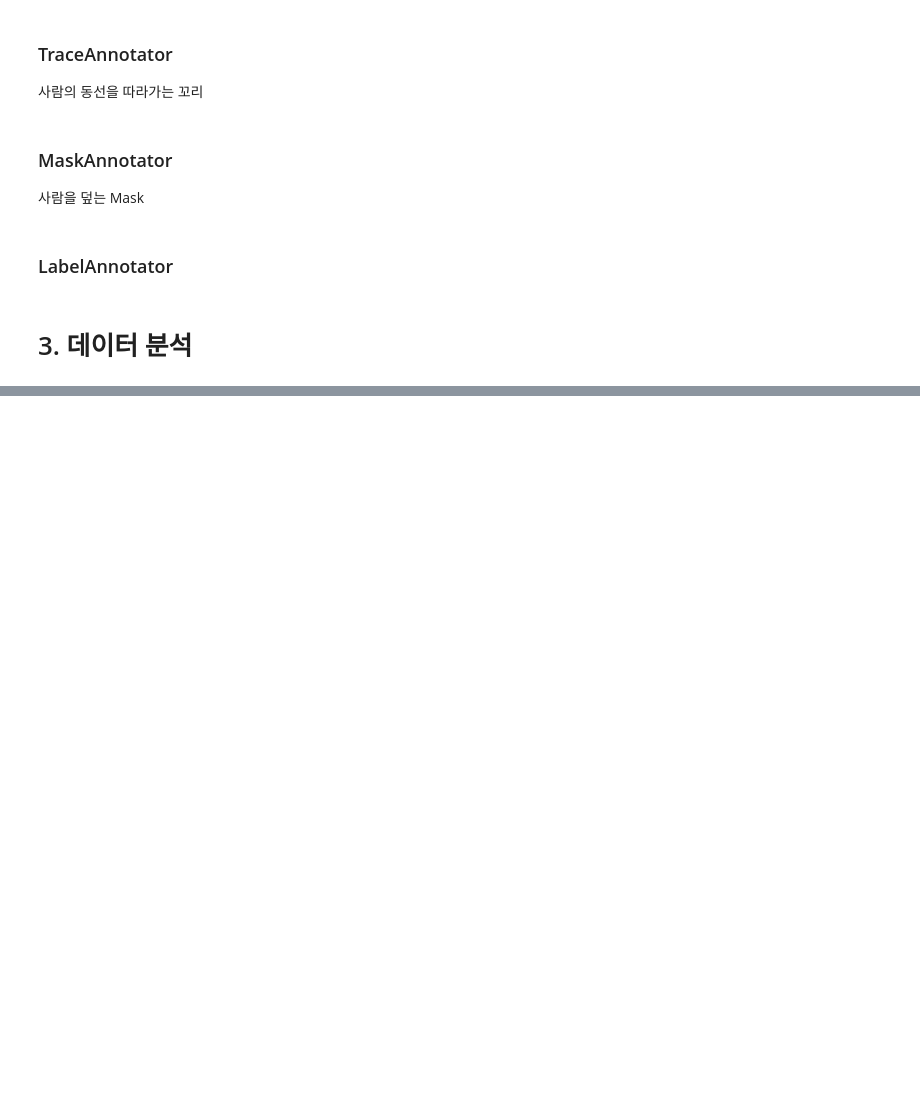
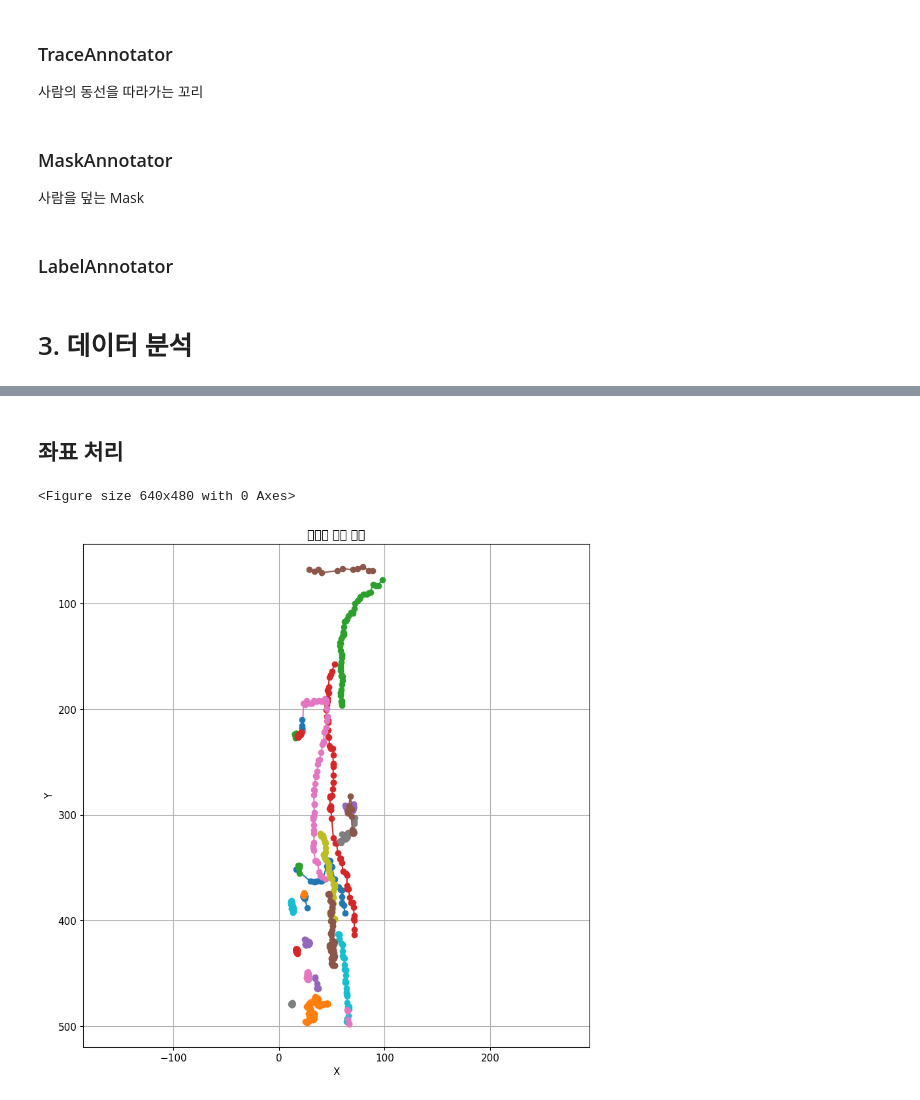
Before and after one commit to seoes/new-wave-agile-dev, a Jupyter notebook: tracker.ipynb, the cells around one changed output, grey strips where cells are left out. Saved outputs shown, nothing was run; the diff lists cells and outputs as text; code cells hidden in the pictures; blank space fills up the shorter version.

Commit message:
Add tracking graph and heatmap

```diff
--- a/tracker.ipynb
+++ b/tracker.ipynb
@@ -232,0 +237,71 @@ Detections(xyxy=array([[     577.05,      782.25,       672.3,      1023.9],
+# %% [markdown]
+## 좌표 처리
+# %%
+src_points = np.float32([[378,260],[688,260],[1080,1745],[0,1745]])
+dst_points = np.float32([[0, 0], [100, 0], [100, 500], [0, 500]])
+
+M = cv2.getPerspectiveTransform(src_points, dst_points)
+
+trajectories = defaultdict(list)
+
+for frame_coords in each_coord:
+  for coord in frame_coords:
+    frame,obj_id, x,y = coord
+    # 좌표에 원근 변환 적용
+    transformed_coord = cv2.perspectiveTransform(np.array([[x, y]], dtype='float32').reshape(-1, 1, 2), M)
+    # 변환된 좌표를 객체 ID에 맞게 리스트에 추가
+    trajectories[obj_id].append((frame, transformed_coord[0][0][0], transformed_coord[0][0][1]))
+# %%
+%matplotlib inline
+import matplotlib.pyplot as plt
+from collections import defaultdict
+
+
+
+# 원근 변환을 위한 소스 및 대상 점 정의
+src_points = np.float32([[378,260],[688,260],[1080,1745],[0,1745]])
+dst_points = np.float32([[0, 0], [100, 0], [100, 500], [0, 500]])
+
+# 원근 변환 행렬 계산
+M = cv2.getPerspectiveTransform(src_points, dst_points)
+
+# 객체별 경로를 저장할 defaultdict 생성
+trajectories = defaultdict(list)
+
+# 모든 프레임의 좌표에 대해 처리
+for frame_coords in each_coord:
+    for coord in frame_coords:
+        frame, obj_id, x, y = coord
+        # 좌표에 원근 변환 적용
+        transformed_coord = cv2.perspectiveTransform(np.array([[x, y]], dtype='float32').reshape(-1, 1, 2), M)
+        # 변환된 좌표를 객체 ID에 맞게 리스트에 추가
+        trajectories[obj_id].append((frame, transformed_coord[0][0][0], transformed_coord[0][0][1]))
+
+plt.clf()
+
+# 각 객체별로 정렬된 좌표에 따라 경로 그리기
+plt.figure(figsize=(10, 10))
+for obj_id, path in trajectories.items():
+    # 시간에 따라 경로 정렬
+    sorted_path = sorted(path, key=lambda x: x[0])
+    # 경로의 x, y 좌표를 분리
+    x_coords, y_coords = zip(*[(x, y) for _, x, y in sorted_path])
+
+    # 경로를 그림
+    plt.plot(x_coords, y_coords, marker='o', label=f'Object {obj_id}')
+
+# 시각화 설정
+# plt.legend()
+plt.xlabel('X')
+plt.ylabel('Y')
+plt.title('객체별 이동 경로')
+plt.grid(True)
+plt.axis('equal')  # 축의 스케일을 동일하게 설정
+
+plt.gca().invert_yaxis()
+
+# 결과 표시
+plt.show()
+# %% [output]
+<Figure size 640x480 with 0 Axes>
+[figure, added]
```
Also changed, not shown: parts of 7 cells of this notebook.
